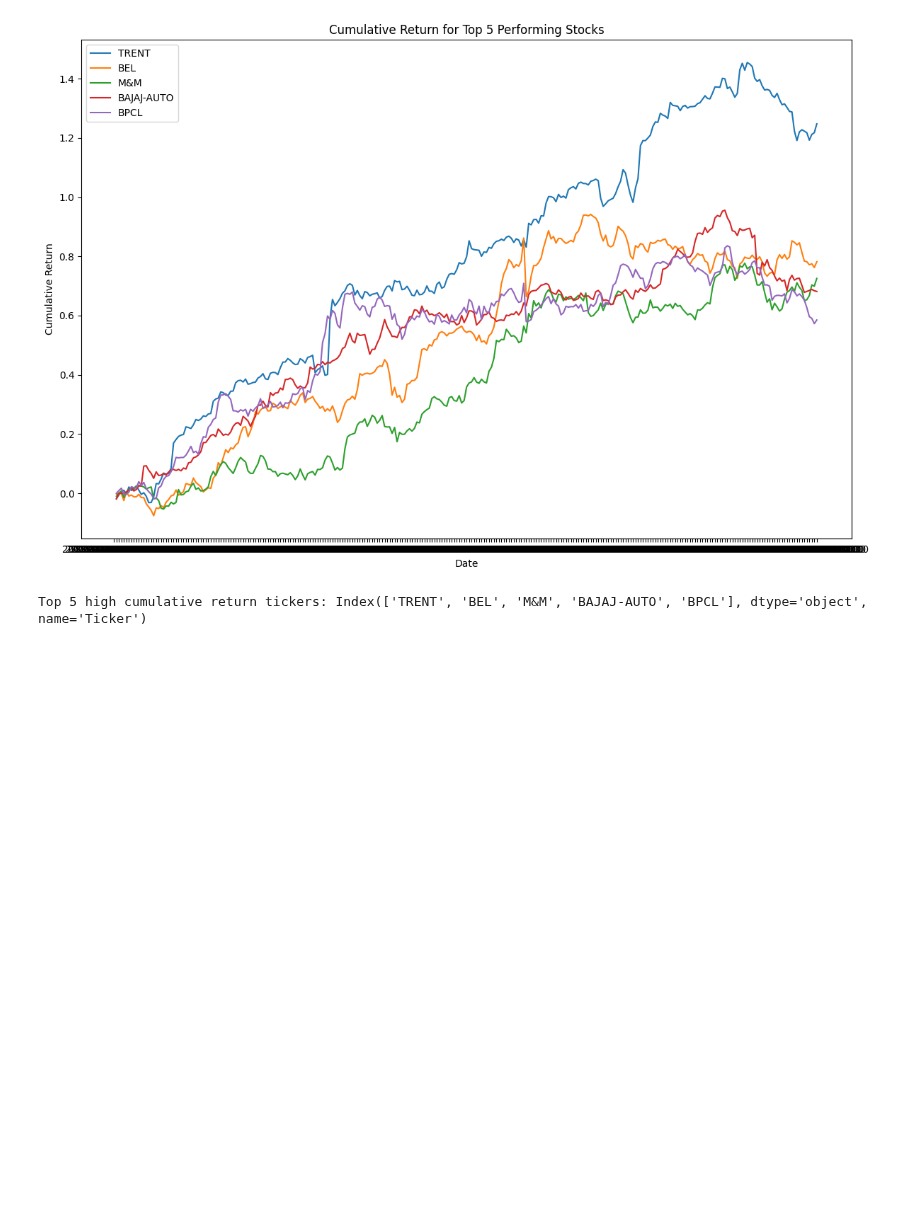
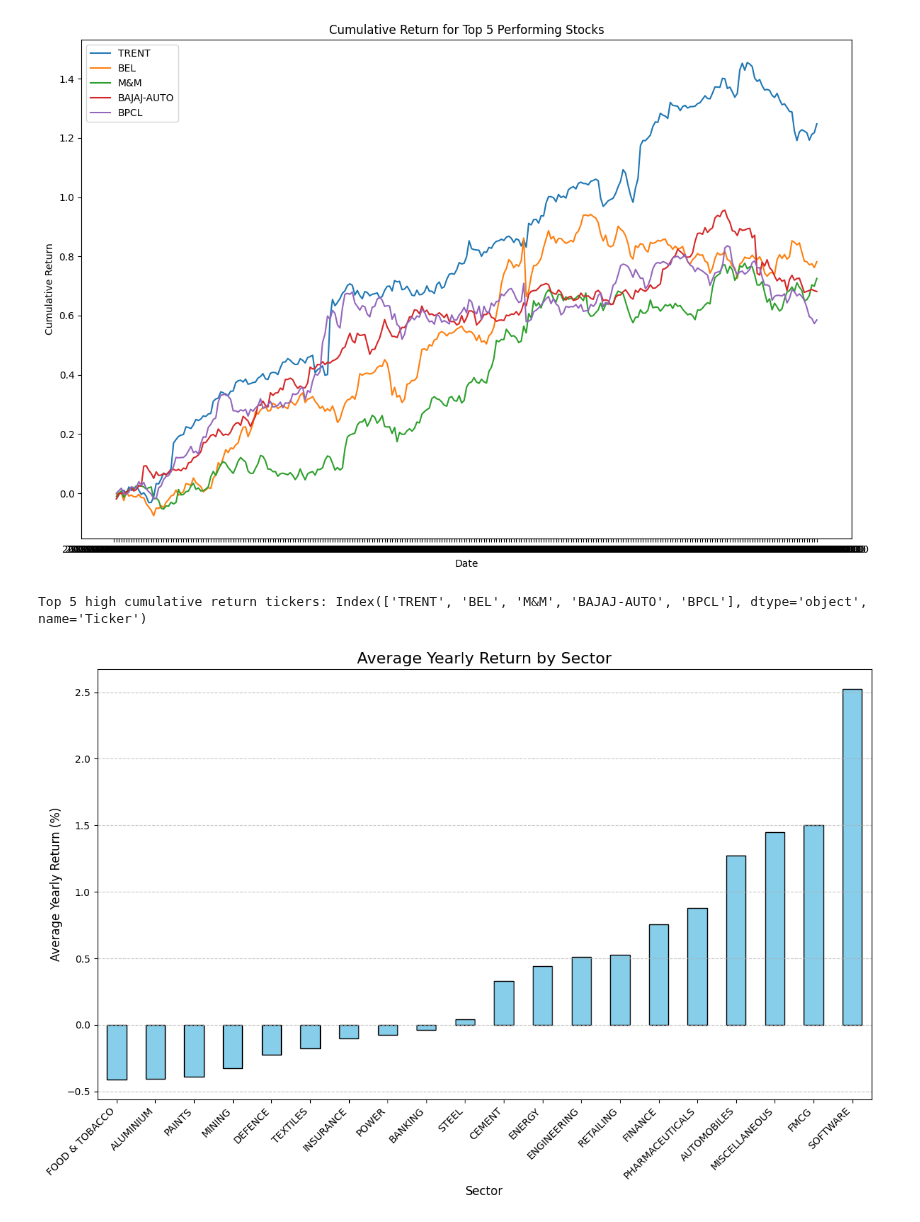
Before and after one commit to viswakimi/Data-Driven-Stock-Analysis, a Jupyter notebook: Stock_Analysis1.ipynb, the cells around one changed output. Drawn from its saved outputs; the diff is of its cells as text; code cells hidden in the pictures; blank space fills up the shorter version.

Commit message:
yearly return

```diff
--- a/Stock_Analysis1.ipynb
+++ b/Stock_Analysis1.ipynb
@@ -183,0 +196,37 @@ Top 5 high cumulative return tickers: Index(['TRENT', 'BEL', 'M&M', 'BAJAJ-AUTO'
+# %%
+import pandas as pd
+
+sector_data = pd.read_csv('D:/projects/stock/output/sector_data.csv')
+combined_data = pd.read_csv('D:/projects/stock/output/combined.csv')
+
+sector_data['Symbol'] = sector_data['Symbol'].str.split(': ').str[-1]
+
+merged_data = combined_data.merge(sector_data, left_on='Ticker', right_on='Symbol', how='inner')
+
+merged_data['date'] = pd.to_datetime(merged_data['date'])
+
+merged_data['year'] = merged_data['date'].dt.year
+
+# yearly returns for each stock
+yearly_returns = (
+    merged_data.groupby(['Ticker', 'sector', 'year'])['close']
+    .last()
+    .pct_change()
+    .dropna()
+    .reset_index(name='yearly_return')
+)
+
+sector_avg_returns = yearly_returns.groupby('sector')['yearly_return'].mean().sort_values()
+
+plt.figure(figsize=(12, 8))
+sector_avg_returns.plot(kind='bar', color='skyblue', edgecolor='black')
+
+plt.title('Average Yearly Return by Sector', fontsize=16)
+plt.xlabel('Sector', fontsize=12)
+plt.ylabel('Average Yearly Return (%)', fontsize=12)
+plt.xticks(rotation=45, ha='right', fontsize=10)
+plt.grid(axis='y', linestyle='--', alpha=0.7)
+plt.tight_layout()
+plt.show()
+# %% [output]
+[figure, added]
```
Also changed, not shown: parts of 2 cells of this notebook, 1 other file.
